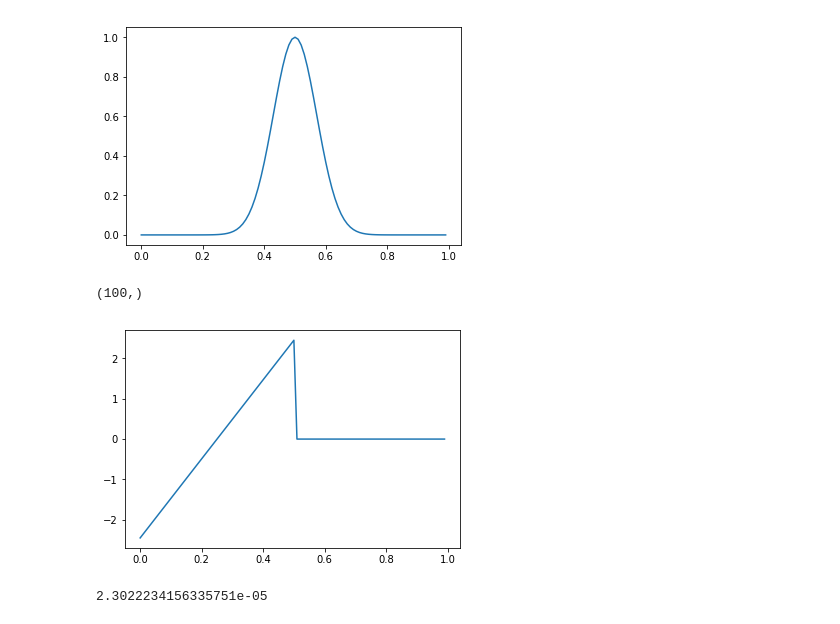
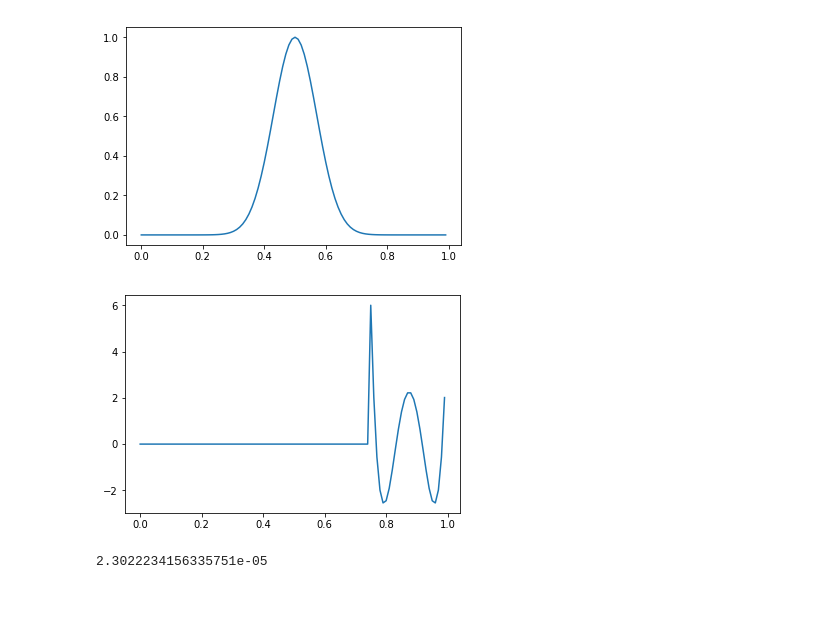
Before and after one commit to bjorgve/multiwavelets, a Jupyter notebook: MW.ipynb, the cells around one changed output. Drawn from its saved outputs; the diff is of its cells as text; code cells hidden in the pictures.

Commit message:
Create Scaling class in jpnotebook

```diff
--- a/MW.ipynb
+++ b/MW.ipynb
@@ -162,11 +171,10 @@ plt.show()
 # %% [output]
 [figure]
 # %%
-plt.plot(x,scaling(1,1,0,x))
+plt.plot(x,sc.scaling(4,2,3,x))
 plt.show()
 # %% [output]
-(100,)
-[figure, old version]
+[figure, new version]
 # %%
 def np_scaling(order,f):
     x = np.arange(0,1,.01)
```
Also changed, not shown: parts of 14 cells of this notebook, 2 other files.
